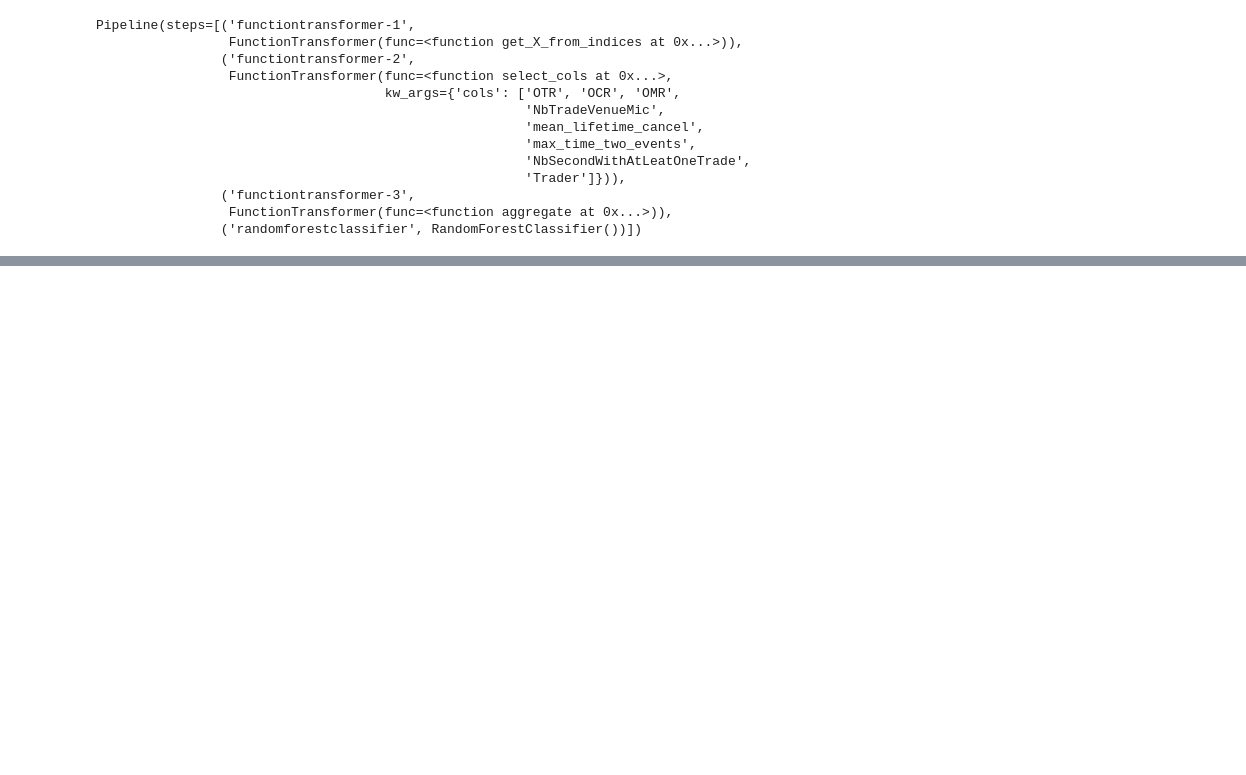
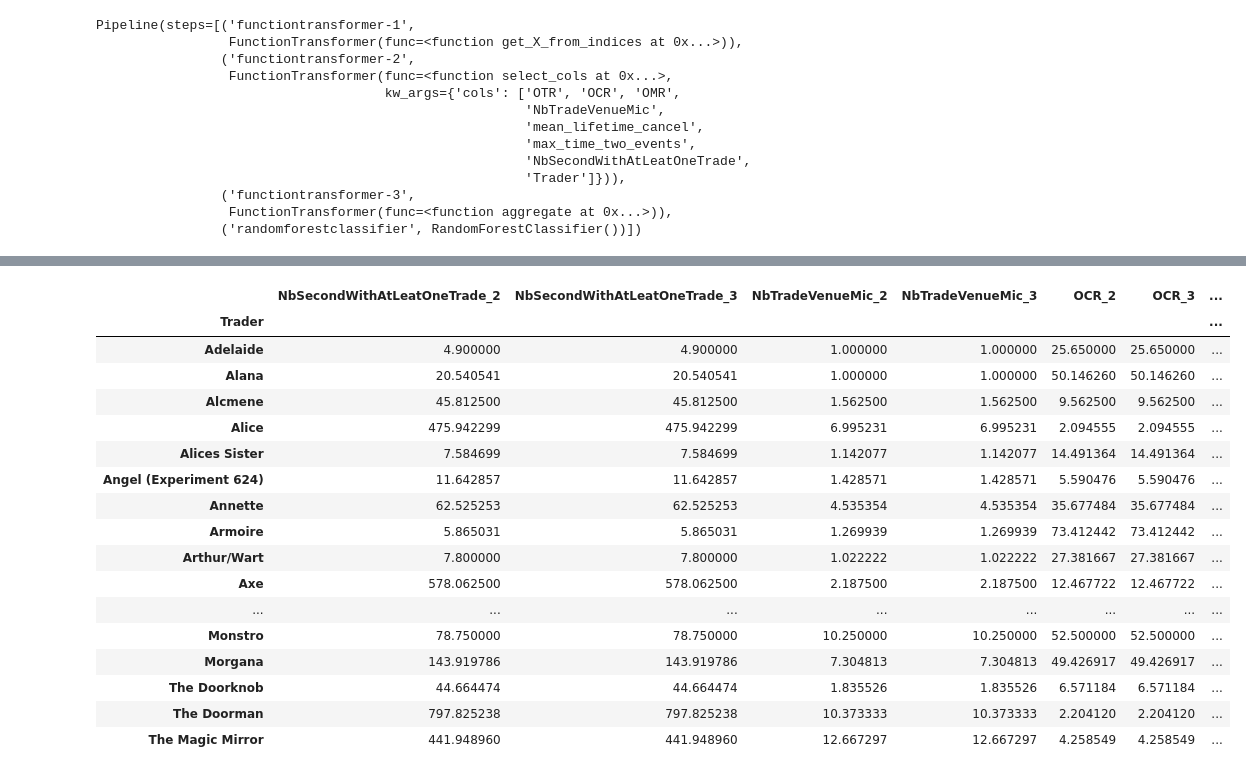
Before and after one commit to UltraDiuve/ens_challenge50, a Jupyter notebook: Notebook.ipynb, the cells around one changed output, grey strips where cells are left out. Drawn from its saved outputs; the diff is of its cells as text; code cells hidden in the pictures; blank space fills up the shorter version.

```diff
--- a/Notebook.ipynb
+++ b/Notebook.ipynb
@@ -976,0 +964,2 @@ array([0.45454545, 0.54545455, 0.42857143, 0.47619048])
+# %%
+pipe.fit(y_train.index, y_train.type)
@@ -999,0 +1102,22 @@ pd.DataFrame(result, columns=['Trader', 'type']).set_index('Trader').to_csv(data
+# %%
+with pd.option_context('display.max_rows', None):
+    display(to_pred[columns].join(pipe[0:3].transform(x_test.Trader.unique()), lsuffix='_2', rsuffix='_3').sort_index(axis=1))
+# %% [output]
+|  | NbSecondWithAtLeatOneTrade_2 | NbSecondWithAtLeatOneTrade_3 | NbTradeVenueMic_2 | NbTradeVenueMic_3 | OCR_2 | OCR_3 | ... |
+| Trader |  |  |  |  |  |  | ... |
+| Adelaide | 4.900000 | 4.900000 | 1.000000 | 1.000000 | 25.650000 | 25.650000 | ... |
+| Alana | 20.540541 | 20.540541 | 1.000000 | 1.000000 | 50.146260 | 50.146260 | ... |
+| Alcmene | 45.812500 | 45.812500 | 1.562500 | 1.562500 | 9.562500 | 9.562500 | ... |
+| Alice | 475.942299 | 475.942299 | 6.995231 | 6.995231 | 2.094555 | 2.094555 | ... |
+| Alices Sister | 7.584699 | 7.584699 | 1.142077 | 1.142077 | 14.491364 | 14.491364 | ... |
+| Angel (Experiment 624) | 11.642857 | 11.642857 | 1.428571 | 1.428571 | 5.590476 | 5.590476 | ... |
+| Annette | 62.525253 | 62.525253 | 4.535354 | 4.535354 | 35.677484 | 35.677484 | ... |
+| Armoire | 5.865031 | 5.865031 | 1.269939 | 1.269939 | 73.412442 | 73.412442 | ... |
+| Arthur/Wart | 7.800000 | 7.800000 | 1.022222 | 1.022222 | 27.381667 | 27.381667 | ... |
+| Axe | 578.062500 | 578.062500 | 2.187500 | 2.187500 | 12.467722 | 12.467722 | ... |
+| ... | ... | ... | ... | ... | ... | ... | ... |
+| Monstro | 78.750000 | 78.750000 | 10.250000 | 10.250000 | 52.500000 | 52.500000 | ... |
+| Morgana | 143.919786 | 143.919786 | 7.304813 | 7.304813 | 49.426917 | 49.426917 | ... |
+| The Doorknob | 44.664474 | 44.664474 | 1.835526 | 1.835526 | 6.571184 | 6.571184 | ... |
+| The Doorman | 797.825238 | 797.825238 | 10.373333 | 10.373333 | 2.204120 | 2.204120 | ... |
+| The Magic Mirror | 441.948960 | 441.948960 | 12.667297 | 12.667297 | 4.258549 | 4.258549 | ... |
```
Also changed, not shown: parts of 41 cells of this notebook, 7 other files.
